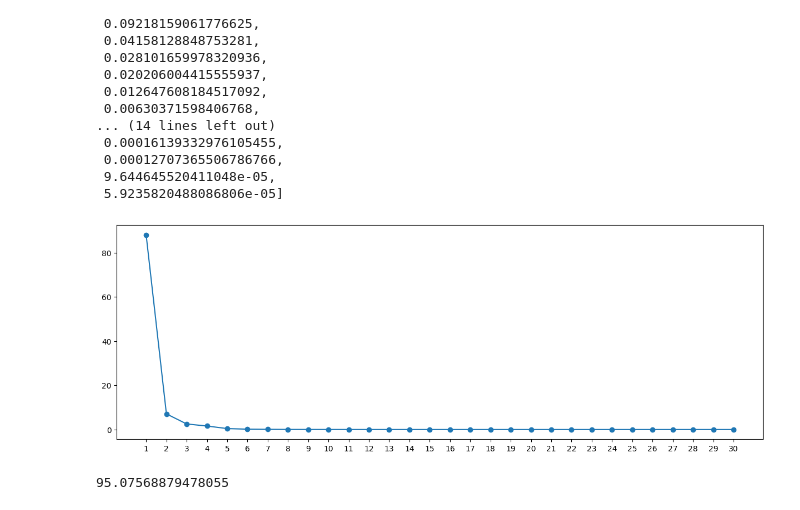
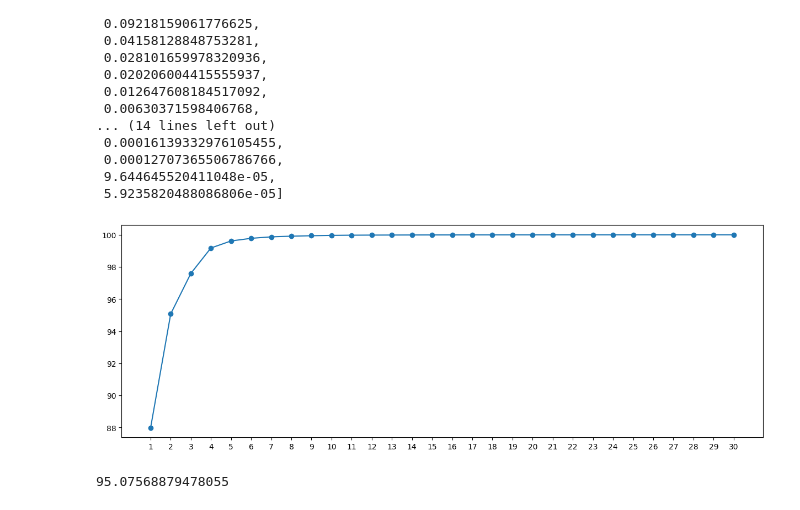
Before and after one commit to ALbertE03/MN, a Jupyter notebook: Final de MN.ipynb, the cells around one changed output. Cells and saved outputs as stored; diff of their text form; code cells hidden in the pictures.

```diff
--- a/Final de MN.ipynb
+++ b/Final de MN.ipynb
@@ -123,23 +123,23 @@ sigma_s
 # %%
 def varianza(sigma_s):
         result = []
 
         for i in sigma_s:
             if len(result) == 0:
                 result.append(i)
                 continue
             result.append(i + result[-1])
         return result
 
 suma1 = varianza(sigma_s)
 plt.figure(figsize=(15,5))
 
-plt.plot([x for x in range(1,31)],sigma_s,"-o")
+plt.plot([x for x in range(1,31)],suma1,"-o")
 plt.xticks([i for i in range(1,31)])
 plt.savefig("svd")
 plt.show()
 # %% [output]
-[figure, old version]
+[figure, new version]
 # %%
 print(sum(sigma_s[:2]))
 # %% [output]
```
